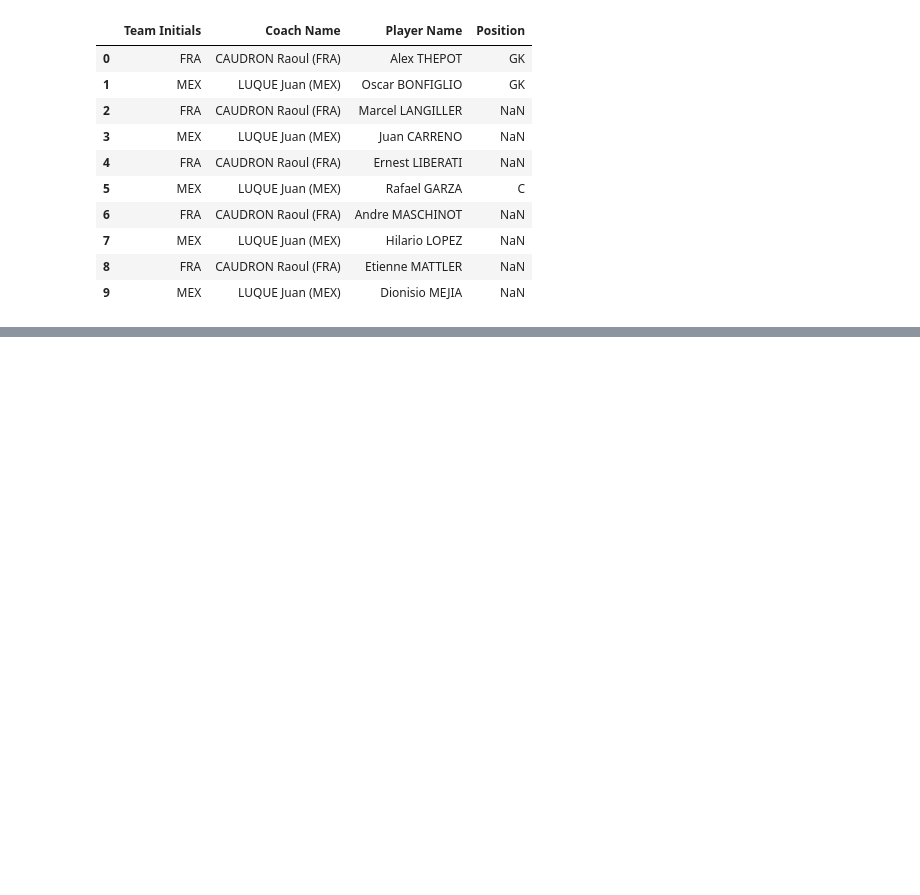
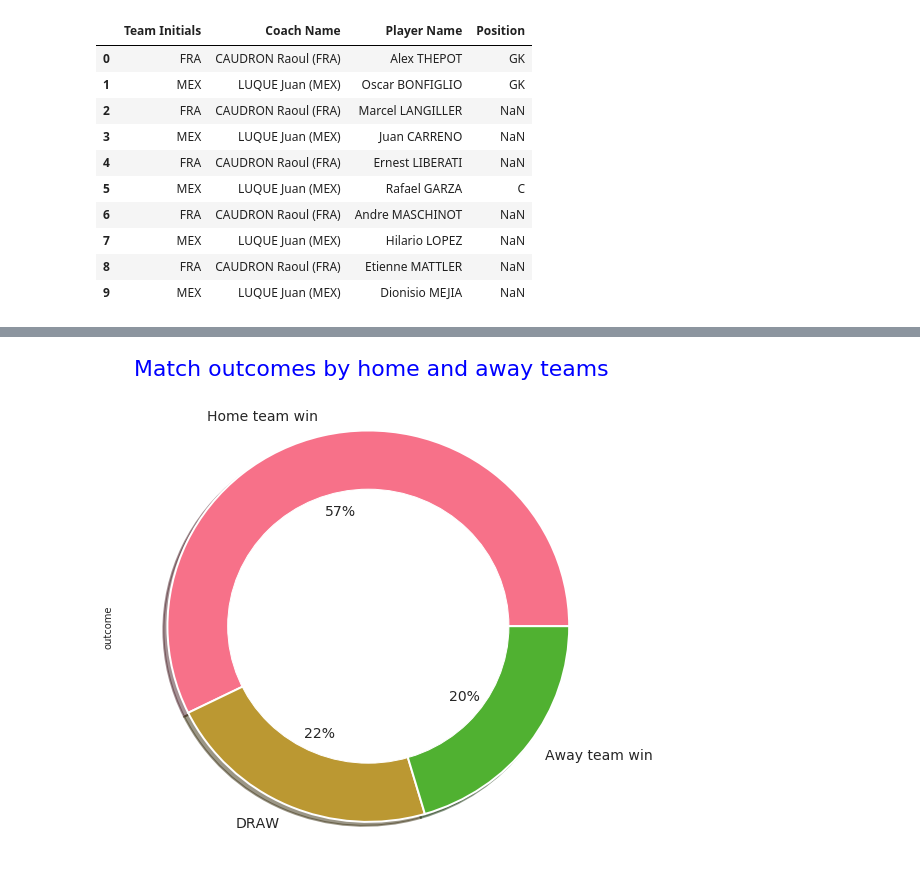
Before and after one commit to dewaniadi/Data-Visualisation, a Jupyter notebook: Fifa.ipynb, the cells around one changed output, grey strips where cells are left out. Cells and saved outputs as stored; diff of their text form; code cells hidden in the pictures; blank space fills up the shorter version.

```diff
--- a/Fifa.ipynb
+++ b/Fifa.ipynb
@@ -147,0 +187,21 @@ display(new_players.head(10))
+# %%
+def label(matches):
+    if matches["Home Team Goals"] > matches["Away Team Goals"]:
+        return "Home team win"
+    if matches["Away Team Goals"] > matches["Home Team Goals"]:
+        return "Away team win"
+    if matches["Home Team Goals"] == matches["Away Team Goals"]:
+        return "DRAW"
+
+matches["outcome"] = matches.apply(lambda matches:label(matches),axis=1)
+plt.figure(figsize=(9,9))
+matches["outcome"].value_counts().plot.pie(autopct="%1.0f%%",fontsize =14,
+                                           colors = sns.color_palette("husl"),
+                                           wedgeprops={"linewidth":2,"edgecolor":"white"},
+                                           shadow=True)
+circ = plt.Circle((0,0),.7,color="white")
+plt.gca().add_artist(circ)
+plt.title(" Match outcomes by home and away teams",color='b',size=22)
+plt.show()
+# %% [output]
+[figure, added]
```
Also changed, not shown: parts of 11 cells of this notebook, 5 other files.
